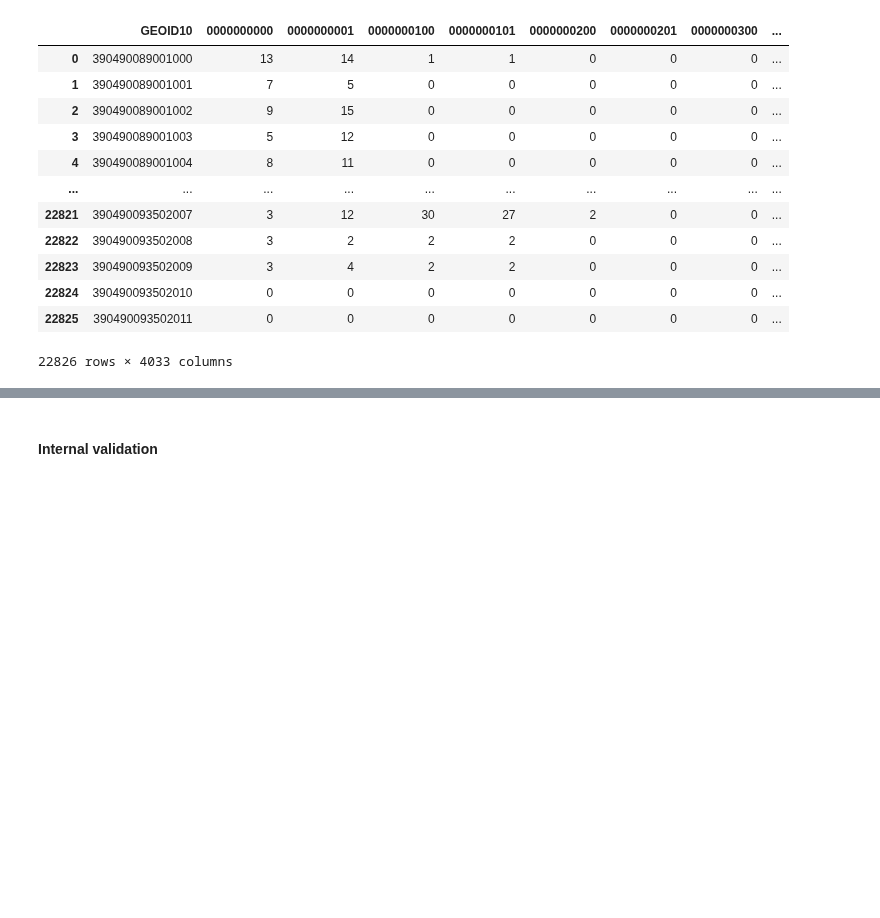
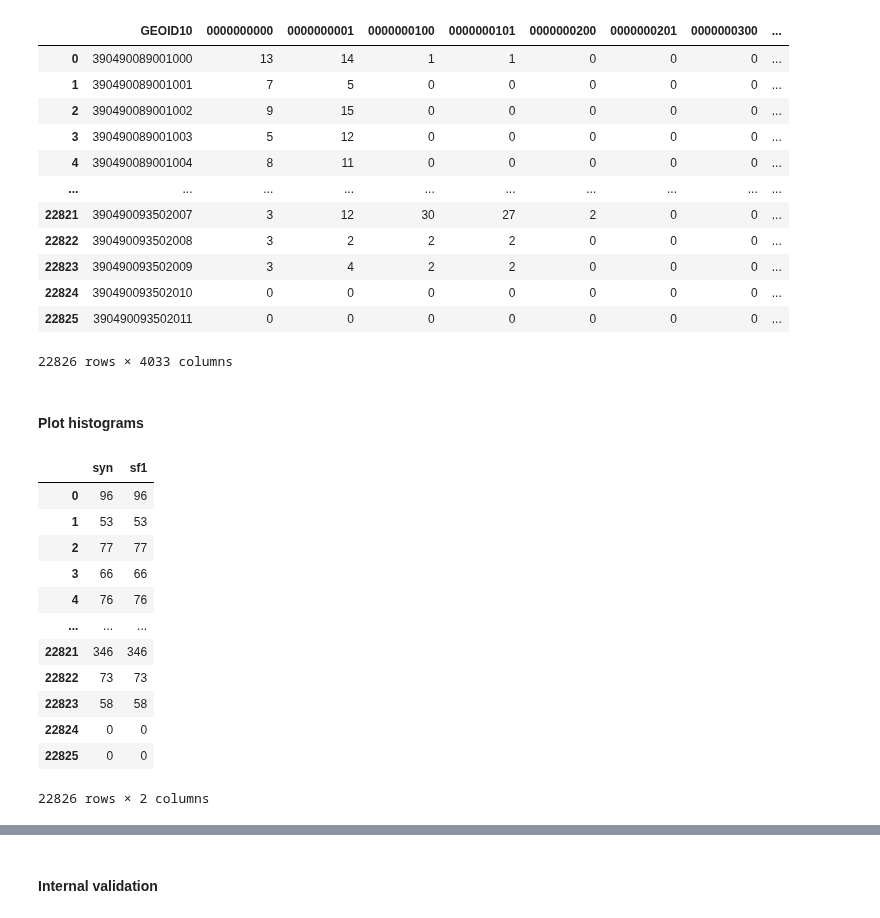
Before and after one commit to linyuehzzz/synthetic-populations, a Jupyter notebook: franklin_microdata_v2.ipynb, the cells around one changed output, grey strips where cells are left out. Drawn from its saved outputs; the diff is of its cells as text; code cells hidden in the pictures; blank space fills up the shorter version.

```diff
--- a/franklin_microdata_v2.ipynb
+++ b/franklin_microdata_v2.ipynb
@@ -371,3 +371,35 @@ with open('franklin_microdata.csv', 'w', newline='') as fw:
                 ht, va, e, r, s = int(col[0:2]) + 1, int(col[2:4]) + 1, int(col[4:6]) + 1, int(col[6:8]) + 1, int(col[8:10]) + 1
                 for i in range(cnt):
                     fw.write(county_id + ',' + tract_id + ',' + bg_id + ',' + block_id + ',' + str(ht) + ',' + str(va) + ',' + str(e) + ',' + str(r) + ',' + str(s) + '\n')
+# %% [markdown]
+#### **Plot histograms**
+# %%
+import pandas as pd
+import numpy as np
+
+filename_hist = 'data/franklin/microdata/franklin_hist.csv'
+hist0 = pd.read_csv(filename_hist)
+hist = hist0[hist0.columns[1:]]
+hist["sum"] = hist.sum(axis=1)
+
+filename_cons = 'data/franklin/microdata/franklin_cons.csv'
+cons = pd.read_csv(filename_cons)
+
+df = pd.DataFrame()
+df["syn"] = hist["sum"]
+df["sf1"] = cons["P0010001"]
+df
+# %% [output]
+|  | syn | sf1 |
+| 0 | 96 | 96 |
+| 1 | 53 | 53 |
+| 2 | 77 | 77 |
+| 3 | 66 | 66 |
+| 4 | 76 | 76 |
+| ... | ... | ... |
+| 22821 | 346 | 346 |
+| 22822 | 73 | 73 |
+| 22823 | 58 | 58 |
+| 22824 | 0 | 0 |
+| 22825 | 0 | 0 |
+22826 rows × 2 columns
```
Also changed, not shown: parts of 6 cells of this notebook, 9 other files.
